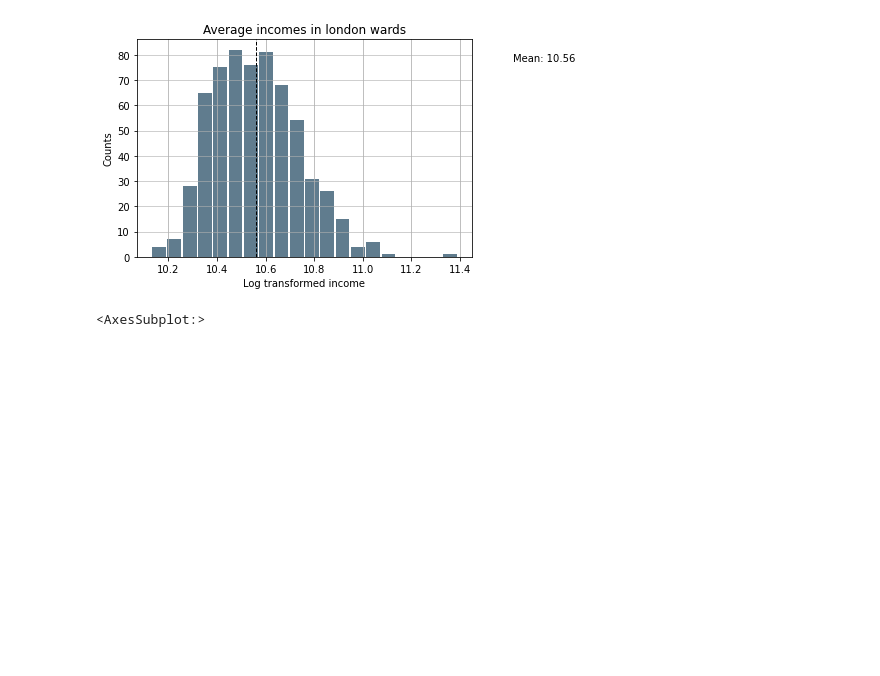
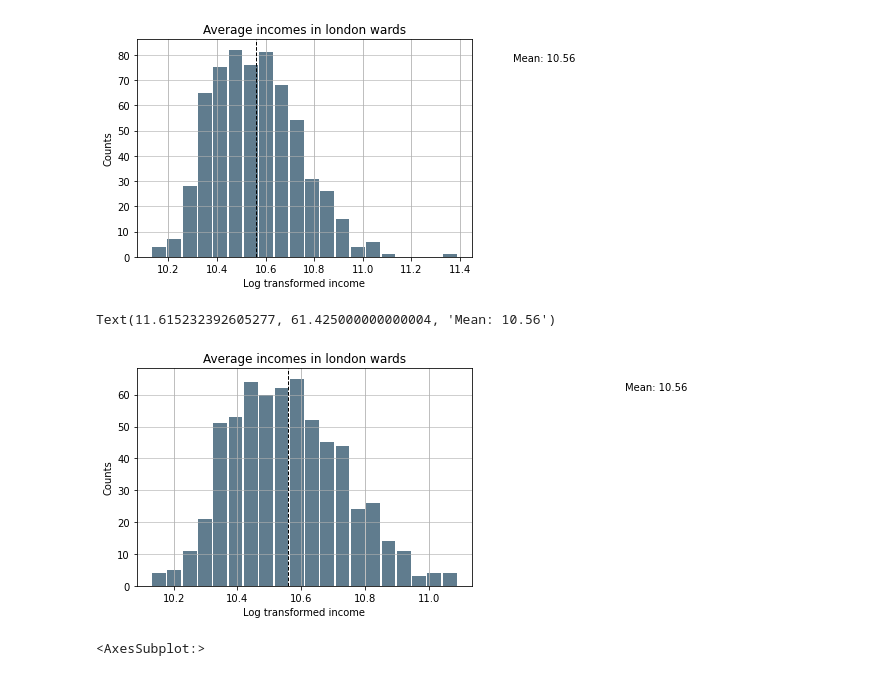
Before and after one commit to mindalyn22/QM-group-project, a Jupyter notebook: summary_income.ipynb, the cells around one changed output. Drawn from its saved outputs; the diff is of its cells as text; code cells hidden in the pictures; blank space fills up the shorter version.

Commit message:
final code for data processing, income summary, and clustering

```diff
--- a/summary_income.ipynb
+++ b/summary_income.ipynb
@@ -103,6 +103,28 @@ plt.text(mean_log*1.1, max_ylim*0.9, 'Mean: {:.2f}'.format(mean_log))
 # %% [output]
 Text(11.61669471022564, 77.49, 'Mean: 10.56')
 [figure]
+# %%
+# log transformed with dropped outlier
+
+# filter out E05000637 (westminister with income outlier at 88330.0)
+df_no_outlier=df.drop(df[df['ward'] == 'E05000637'].index)
+
+# histogram
+df_no_outlier['median_household_income_estimate_2012_13_log'].plot.hist(grid=True, bins=20, rwidth=0.9,
+                   color='#607c8e')
+plt.title('Average incomes in london wards')
+plt.xlabel('Log transformed income')
+plt.ylabel('Counts')
+plt.grid(axis='y', alpha=0.75)
+
+mean_log = df_no_outlier['median_household_income_estimate_2012_13_log'].mean()
+
+plt.axvline(mean_log, color='k', linestyle='dashed', linewidth=1)
+min_ylim, max_ylim = plt.ylim()
+plt.text(mean_log*1.1, max_ylim*0.9, 'Mean: {:.2f}'.format(mean_log))
+# %% [output]
+Text(11.615232392605277, 61.425000000000004, 'Mean: 10.56')
+[figure, added]
 # %%
 # FOR INCOME RAISED TO POWER -1
 df.boxplot(column='median_household_income_estimate_2012_13_pow')
```
Also changed, not shown: 2 other files.
